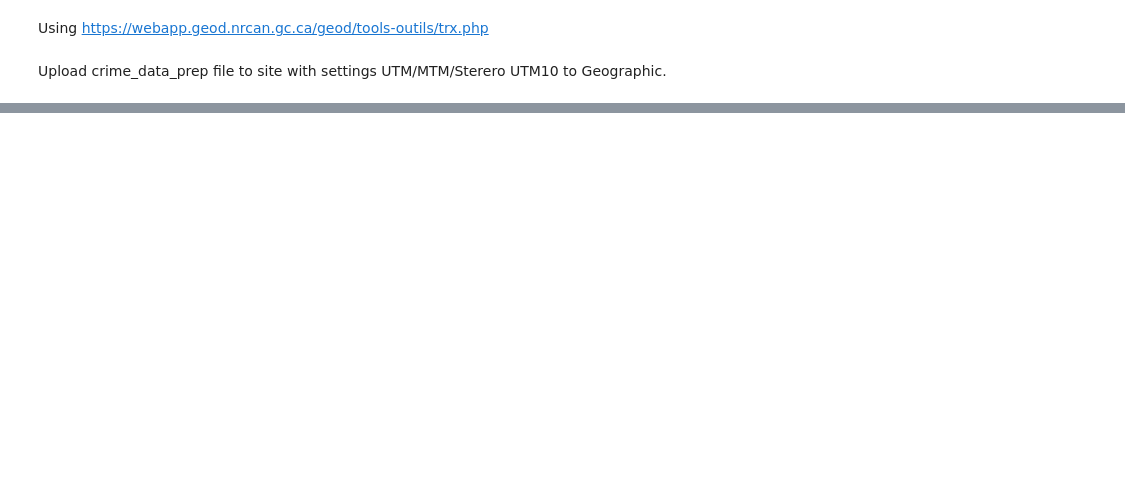
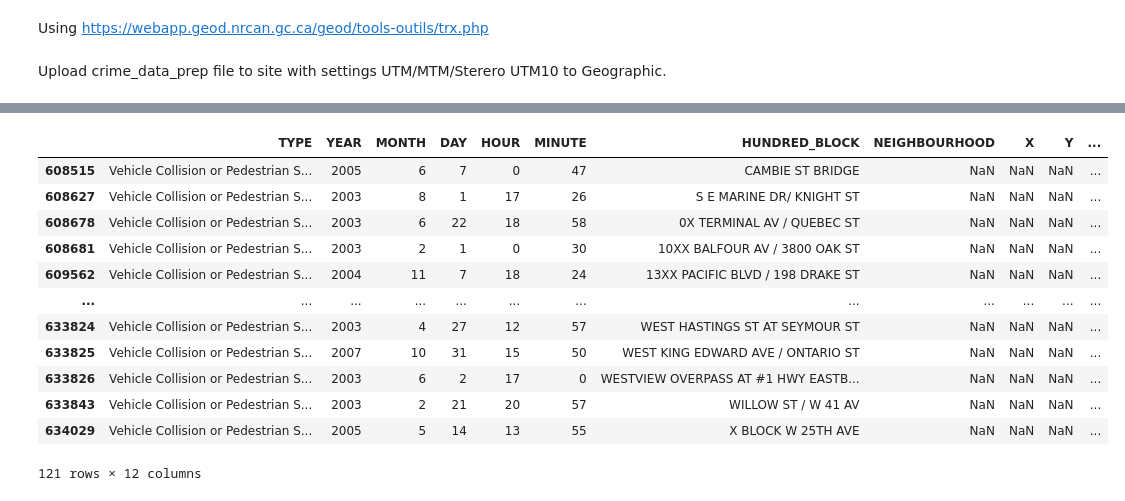
Before and after one commit to Quang-Vinh/Crime-Data-Mart, a Jupyter notebook: 2 - Data Staging/Crime Preprocessing.ipynb, the cells around one changed output, grey strips where cells are left out. Drawn from its saved outputs; the diff is of its cells as text; code cells hidden in the pictures; blank space fills up the shorter version.

```diff
--- a/2 - Data Staging/Crime Preprocessing.ipynb
+++ b/2 - Data Staging/Crime Preprocessing.ipynb
@@ -31,0 +227,16 @@ vancouver_crimes.to_csv(vancouver_data_path + 'crime_data.csv', index = False)
+# %%
+vancouver_crimes.query('X != X')
+# %% [output]
+|  | TYPE | YEAR | MONTH | DAY | HOUR | MINUTE | HUNDRED_BLOCK | NEIGHBOURHOOD | X | Y | ... |
+| 608515 | Vehicle Collision or Pedestrian S... | 2005 | 6 | 7 | 0 | 47 | CAMBIE ST BRIDGE | NaN | NaN | NaN | ... |
+| 608627 | Vehicle Collision or Pedestrian S... | 2003 | 8 | 1 | 17 | 26 | S E MARINE DR/ KNIGHT ST | NaN | NaN | NaN | ... |
+| 608678 | Vehicle Collision or Pedestrian S... | 2003 | 6 | 22 | 18 | 58 | 0X TERMINAL AV / QUEBEC ST | NaN | NaN | NaN | ... |
+| 608681 | Vehicle Collision or Pedestrian S... | 2003 | 2 | 1 | 0 | 30 | 10XX BALFOUR AV / 3800 OAK ST | NaN | NaN | NaN | ... |
+| 609562 | Vehicle Collision or Pedestrian S... | 2004 | 11 | 7 | 18 | 24 | 13XX PACIFIC BLVD / 198 DRAKE ST | NaN | NaN | NaN | ... |
+| ... | ... | ... | ... | ... | ... | ... | ... | ... | ... | ... | ... |
+| 633824 | Vehicle Collision or Pedestrian S... | 2003 | 4 | 27 | 12 | 57 | WEST HASTINGS ST AT SEYMOUR ST | NaN | NaN | NaN | ... |
+| 633825 | Vehicle Collision or Pedestrian S... | 2007 | 10 | 31 | 15 | 50 | WEST KING EDWARD AVE / ONTARIO ST | NaN | NaN | NaN | ... |
+| 633826 | Vehicle Collision or Pedestrian S... | 2003 | 6 | 2 | 17 | 0 | WESTVIEW OVERPASS AT #1 HWY EASTB... | NaN | NaN | NaN | ... |
+| 633843 | Vehicle Collision or Pedestrian S... | 2003 | 2 | 21 | 20 | 57 | WILLOW ST / W 41 AV | NaN | NaN | NaN | ... |
+| 634029 | Vehicle Collision or Pedestrian S... | 2005 | 5 | 14 | 13 | 55 | X BLOCK W 25TH AVE | NaN | NaN | NaN | ... |
+121 rows × 12 columns
```
Also changed, not shown: parts of 28 cells of this notebook.
